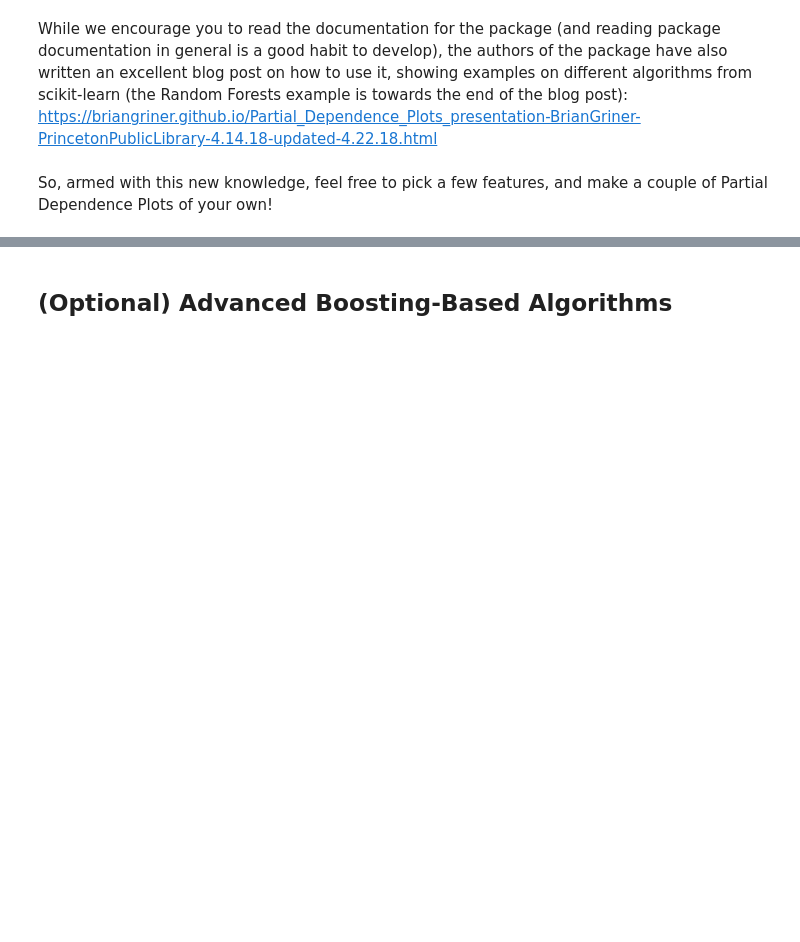
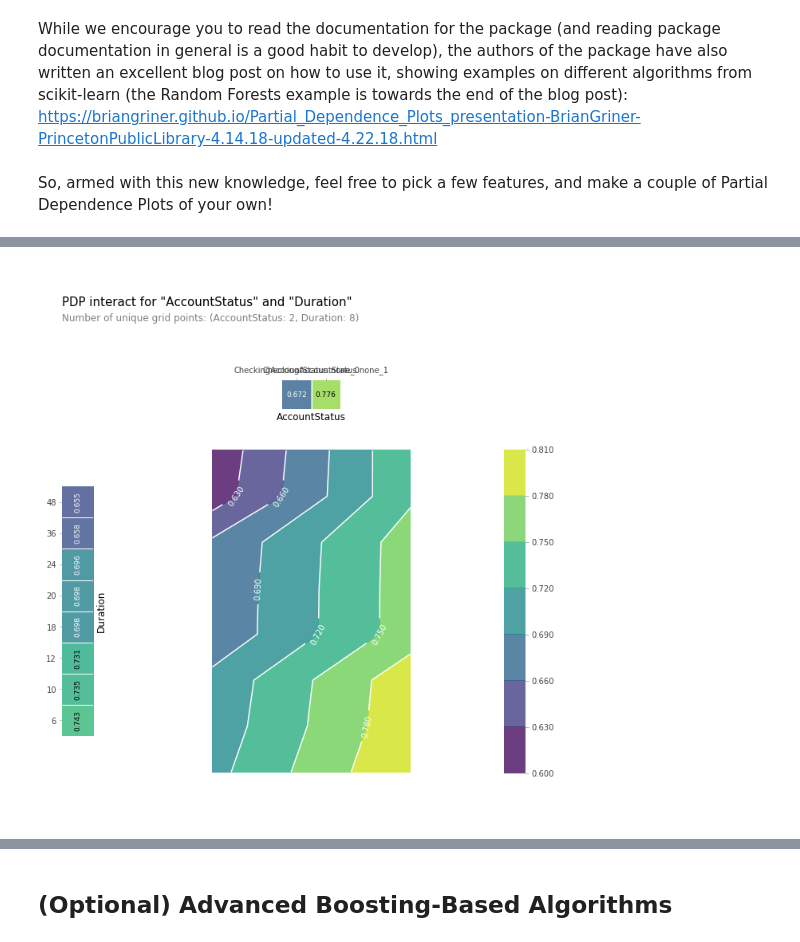
Before and after one commit to santoshgurujula/Springboard_Tasks, a Jupyter notebook: Mini_Project_Tree-Based_Algorithms.ipynb, the cells around one changed output, grey strips where cells are left out. Drawn from its saved outputs; the diff is of its cells as text; code cells hidden in the pictures; blank space fills up the shorter version.

```diff
--- a/Mini_Project_Tree-Based_Algorithms.ipynb
+++ b/Mini_Project_Tree-Based_Algorithms.ipynb
@@ -340,0 +395,16 @@ So, armed with this new knowledge, feel free to pick a few features, and make a
+# %%
+inter1 = pdp.pdp_interact(model=clf_rf,
+                          dataset=credit_data_df,
+                          model_features=feature_list,
+                          features=['CheckingAccountStatus.none', 'Duration'],
+                          num_grid_points=[10, 10],
+                          percentile_ranges=[(5, 95), (5, 95)])
+fig, axes = pdp.pdp_interact_plot(pdp_interact_out=inter1,
+                                  feature_names=['AccountStatus', 'Duration'],
+                                  #plot_type='contour',
+                                  #x_quantile=True,
+
+                                  plot_pdp=True)
+plt.show()
+# %% [output]
+[figure, added]
```
Also changed, not shown: parts of 48 cells of this notebook.
